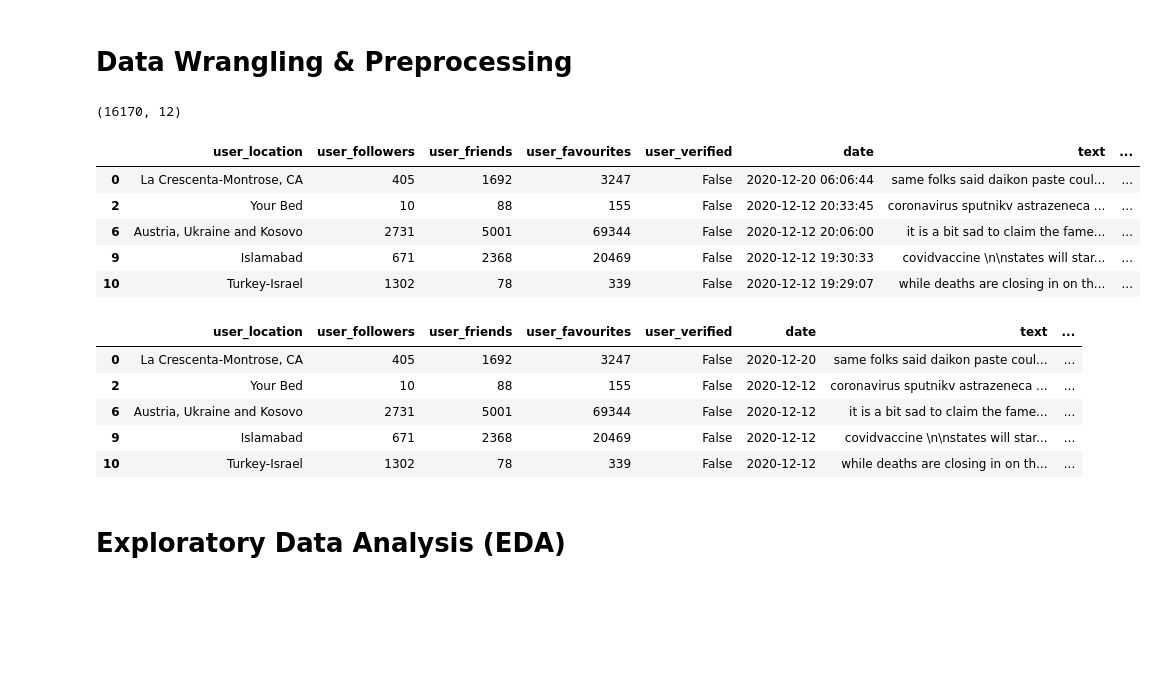
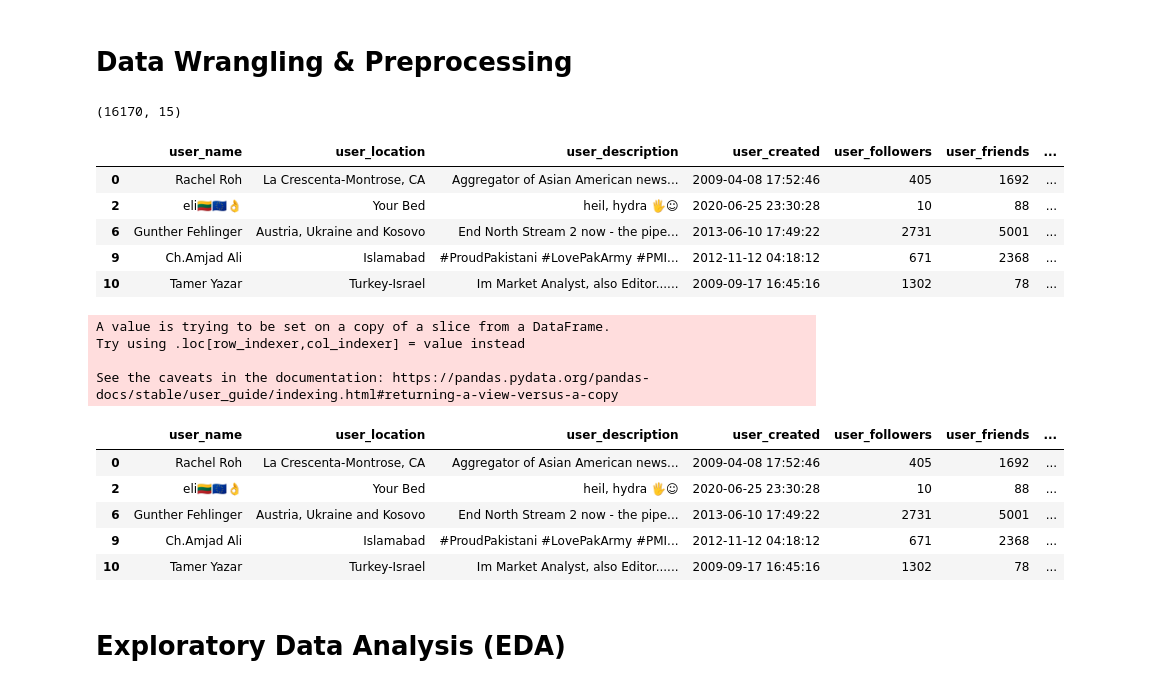
Before and after one commit to sejaldua/covid19-vaccy-tweets-NLP, a Jupyter notebook: workbook.ipynb, the cells around one changed output. Drawn from its saved outputs; the diff is of its cells as text; code cells hidden in the pictures; blank space fills up the shorter version.

```diff
--- a/workbook.ipynb
+++ b/workbook.ipynb
@@ -88,44 +96,48 @@ dtypes: bool(2), int64(6), object(8)
 memory usage: 1.9+ MB
 # %% [markdown]
 # Data Wrangling & Preprocessing
-# %%
-df = df[['user_location', 'user_followers', 'user_friends', 'user_favourites', 'user_verified', 'date', 'text', 'hashtags', 'source', 'retweets', 'favorites', 'is_retweet']]
+# %%
+df.drop(columns=['id'], inplace=True)
 # %%
 df = df.drop_duplicates('text')
 print(df.shape)
 # %% [output]
-(16170, 12)
+(16170, 15)
 # %%
 # use regular expressions to strip each tweet of mentions, hashtags, retweet information, and links
 def clean_tweet_text(text):
     text = re.sub(r'@\w+', '', text)
     text = re.sub(r'#', '', text)
     text = re.sub(r'RT[\s]+', '', text)
     text = re.sub(r'https?:\/\/\S+', '', text)
     text = text.lower()
     return text
 
 # the following line makes use of an apply function-- it will call clean_tweet_text on every element in the 'text' column
-df['text'] = df['text'].apply(lambda x: clean_tweet_text(x))
+df['text'].transform(clean_tweet_text)
 df.head()
 # %% [output]
-|  | user_location | user_followers | user_friends | user_favourites | user_verified | date | text | ... |
-| 0 | La Crescenta-Montrose, CA | 405 | 1692 | 3247 | False | 2020-12-20 06:06:44 | same folks said daikon paste coul... | ... |
-| 2 | Your Bed | 10 | 88 | 155 | False | 2020-12-12 20:33:45 | coronavirus sputnikv astrazeneca ... | ... |
-| 6 | Austria, Ukraine and Kosovo | 2731 | 5001 | 69344 | False | 2020-12-12 20:06:00 | it is a bit sad to claim the fame... | ... |
-| 9 | Islamabad | 671 | 2368 | 20469 | False | 2020-12-12 19:30:33 | covidvaccine \n\nstates will star... | ... |
-| 10 | Turkey-Israel | 1302 | 78 | 339 | False | 2020-12-12 19:29:07 | while deaths are closing in on th... | ... |
+|  | user_name | user_location | user_description | user_created | user_followers | user_friends | ... |
+| 0 | Rachel Roh | La Crescenta-Montrose, CA | Aggregator of Asian American news... | 2009-04-08 17:52:46 | 405 | 1692 | ... |
+| 2 | eli🇱🇹🇪🇺👌 | Your Bed | heil, hydra 🖐☺ | 2020-06-25 23:30:28 | 10 | 88 | ... |
+| 6 | Gunther Fehlinger | Austria, Ukraine and Kosovo | End North Stream 2 now - the pipe... | 2013-06-10 17:49:22 | 2731 | 5001 | ... |
+| 9 | Ch.Amjad Ali | Islamabad | #ProudPakistani #LovePakArmy #PMI... | 2012-11-12 04:18:12 | 671 | 2368 | ... |
+| 10 | Tamer Yazar | Turkey-Israel | Im Market Analyst, also Editor...... | 2009-09-17 16:45:16 | 1302 | 78 | ... |
 # %%
 # we do not care about the exact time of each tweet, we just want the date
 df['date'] = pd.to_datetime(df['date']).dt.date
 df.head()
 # %% [output]
+A value is trying to be set on a copy of a slice from a DataFrame.
+Try using .loc[row_indexer,col_indexer] = value instead
+
+See the caveats in the documentation: https://pandas.pydata.org/pandas-docs/stable/user_guide/indexing.html#returning-a-view-versus-a-copy
-|  | user_location | user_followers | user_friends | user_favourites | user_verified | date | text | ... |
-| 0 | La Crescenta-Montrose, CA | 405 | 1692 | 3247 | False | 2020-12-20 | same folks said daikon paste coul... | ... |
-| 2 | Your Bed | 10 | 88 | 155 | False | 2020-12-12 | coronavirus sputnikv astrazeneca ... | ... |
-| 6 | Austria, Ukraine and Kosovo | 2731 | 5001 | 69344 | False | 2020-12-12 | it is a bit sad to claim the fame... | ... |
-| 9 | Islamabad | 671 | 2368 | 20469 | False | 2020-12-12 | covidvaccine \n\nstates will star... | ... |
-| 10 | Turkey-Israel | 1302 | 78 | 339 | False | 2020-12-12 | while deaths are closing in on th... | ... |
+|  | user_name | user_location | user_description | user_created | user_followers | user_friends | ... |
+| 0 | Rachel Roh | La Crescenta-Montrose, CA | Aggregator of Asian American news... | 2009-04-08 17:52:46 | 405 | 1692 | ... |
+| 2 | eli🇱🇹🇪🇺👌 | Your Bed | heil, hydra 🖐☺ | 2020-06-25 23:30:28 | 10 | 88 | ... |
+| 6 | Gunther Fehlinger | Austria, Ukraine and Kosovo | End North Stream 2 now - the pipe... | 2013-06-10 17:49:22 | 2731 | 5001 | ... |
+| 9 | Ch.Amjad Ali | Islamabad | #ProudPakistani #LovePakArmy #PMI... | 2012-11-12 04:18:12 | 671 | 2368 | ... |
+| 10 | Tamer Yazar | Turkey-Israel | Im Market Analyst, also Editor...... | 2009-09-17 16:45:16 | 1302 | 78 | ... |
 # %% [markdown]
 # Exploratory Data Analysis (EDA)
 # %%
```
Also changed, not shown: parts of 26 cells of this notebook, 9 other files.
